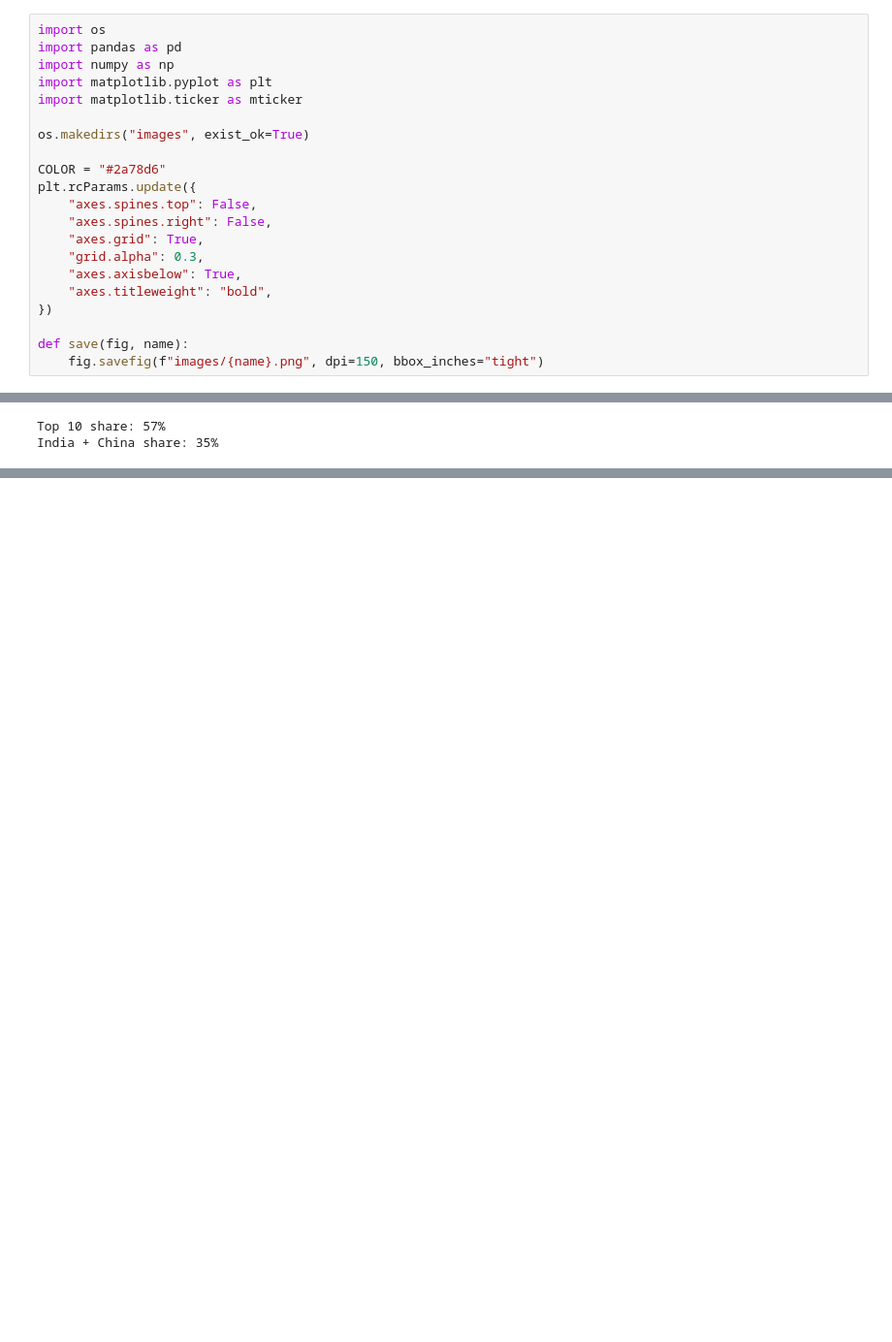
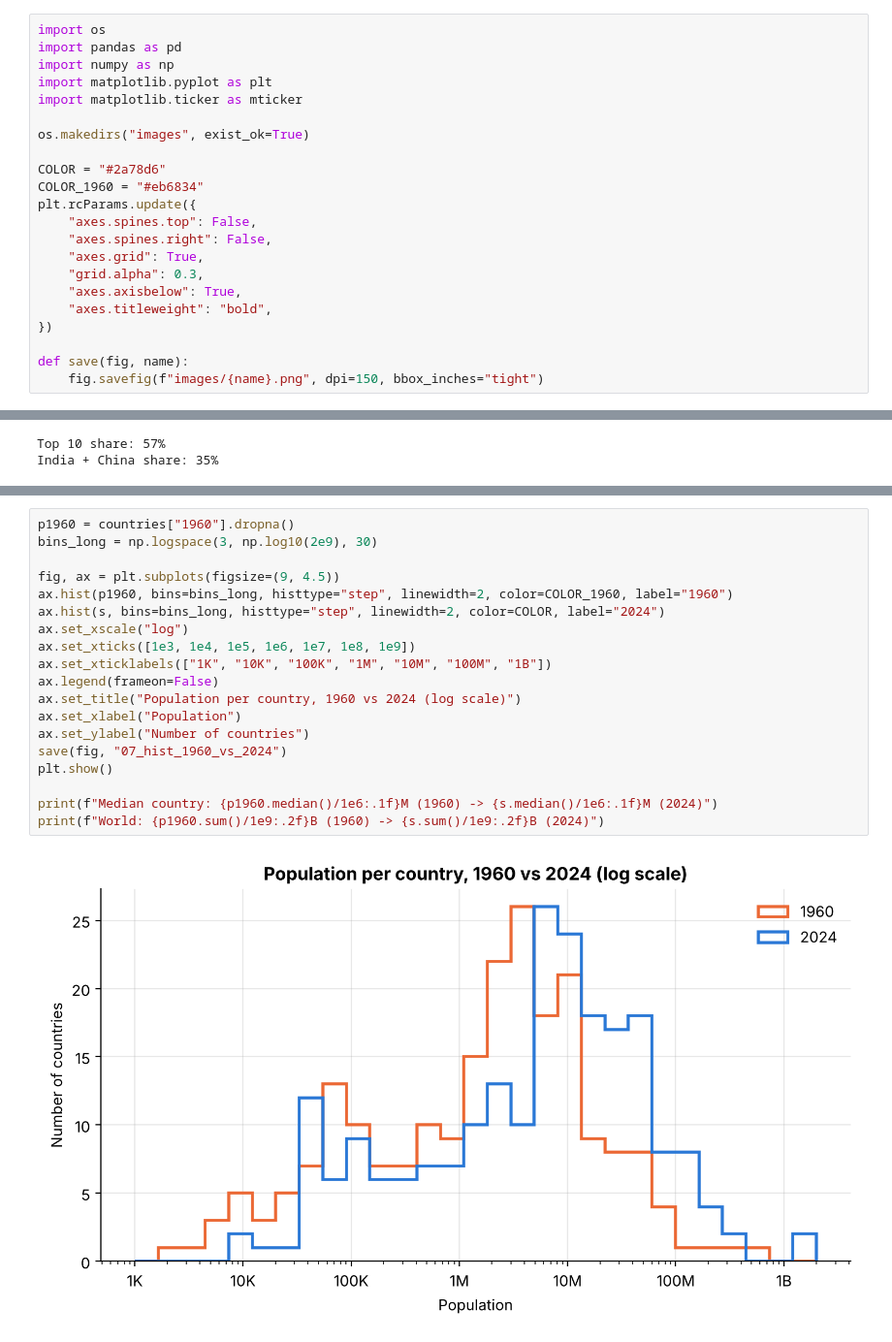
Before and after one commit to alhaddad-a/PRODIGY_DS_01, a Jupyter notebook: Task1_Population_Distribution.ipynb, the cells around one changed output, grey strips where cells are left out. Shown at 97% size. Drawn from its saved outputs; the diff is of its cells as text; blank space fills up the shorter version.

```diff
--- a/Task1_Population_Distribution.ipynb
+++ b/Task1_Population_Distribution.ipynb
@@ -16,6 +16,7 @@ import matplotlib.ticker as mticker
 os.makedirs("images", exist_ok=True)
 
 COLOR = "#2a78d6"
+COLOR_1960 = "#eb6834"
 plt.rcParams.update({
     "axes.spines.top": False,
     "axes.spines.right": False,
@@ -227,0 +233,21 @@ India + China share: 35%
+# %%
+p1960 = countries["1960"].dropna()
+bins_long = np.logspace(3, np.log10(2e9), 30)
+
+fig, ax = plt.subplots(figsize=(9, 4.5))
+ax.hist(p1960, bins=bins_long, histtype="step", linewidth=2, color=COLOR_1960, label="1960")
+ax.hist(s, bins=bins_long, histtype="step", linewidth=2, color=COLOR, label="2024")
+ax.set_xscale("log")
+ax.set_xticks([1e3, 1e4, 1e5, 1e6, 1e7, 1e8, 1e9])
+ax.set_xticklabels(["1K", "10K", "100K", "1M", "10M", "100M", "1B"])
+ax.legend(frameon=False)
+ax.set_title("Population per country, 1960 vs 2024 (log scale)")
+ax.set_xlabel("Population")
+ax.set_ylabel("Number of countries")
+save(fig, "07_hist_1960_vs_2024")
+plt.show()
+
+print(f"Median country: {p1960.median()/1e6:.1f}M (1960) -> {s.median()/1e6:.1f}M (2024)")
+print(f"World: {p1960.sum()/1e9:.2f}B (1960) -> {s.sum()/1e9:.2f}B (2024)")
+# %% [output]
+[figure, added]
```
Also changed, not shown: parts of 9 cells of this notebook, 3 other files.
